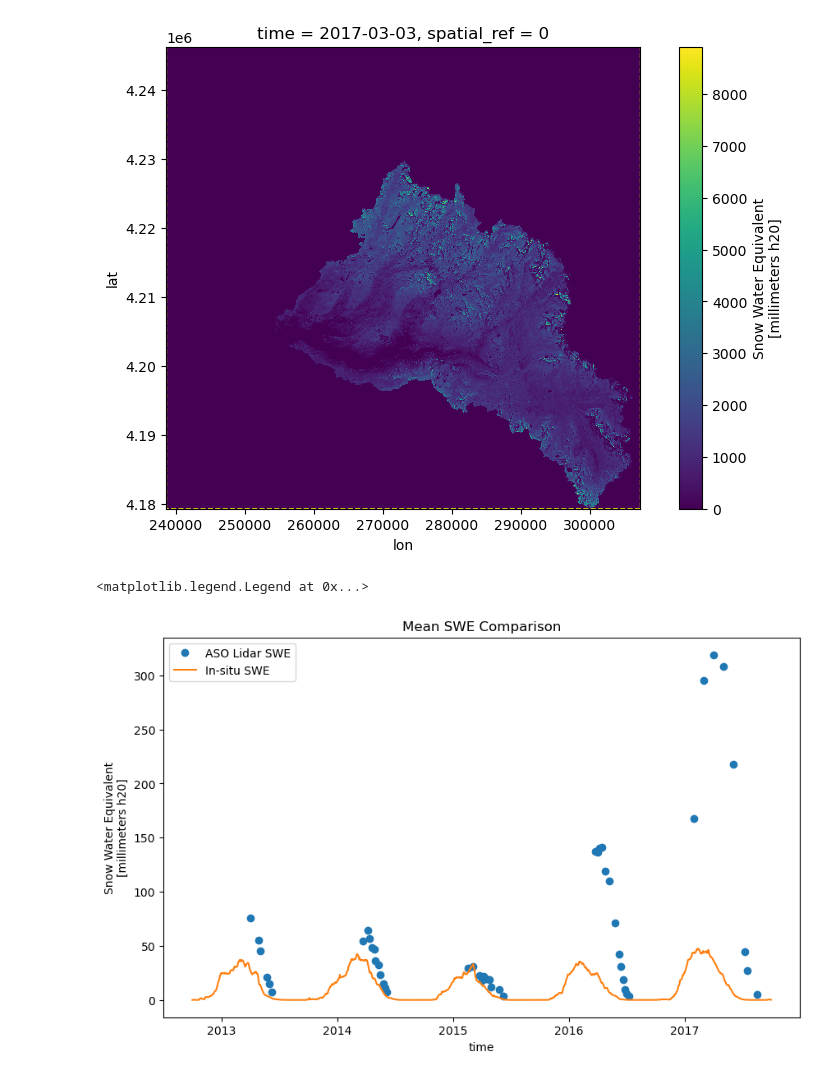
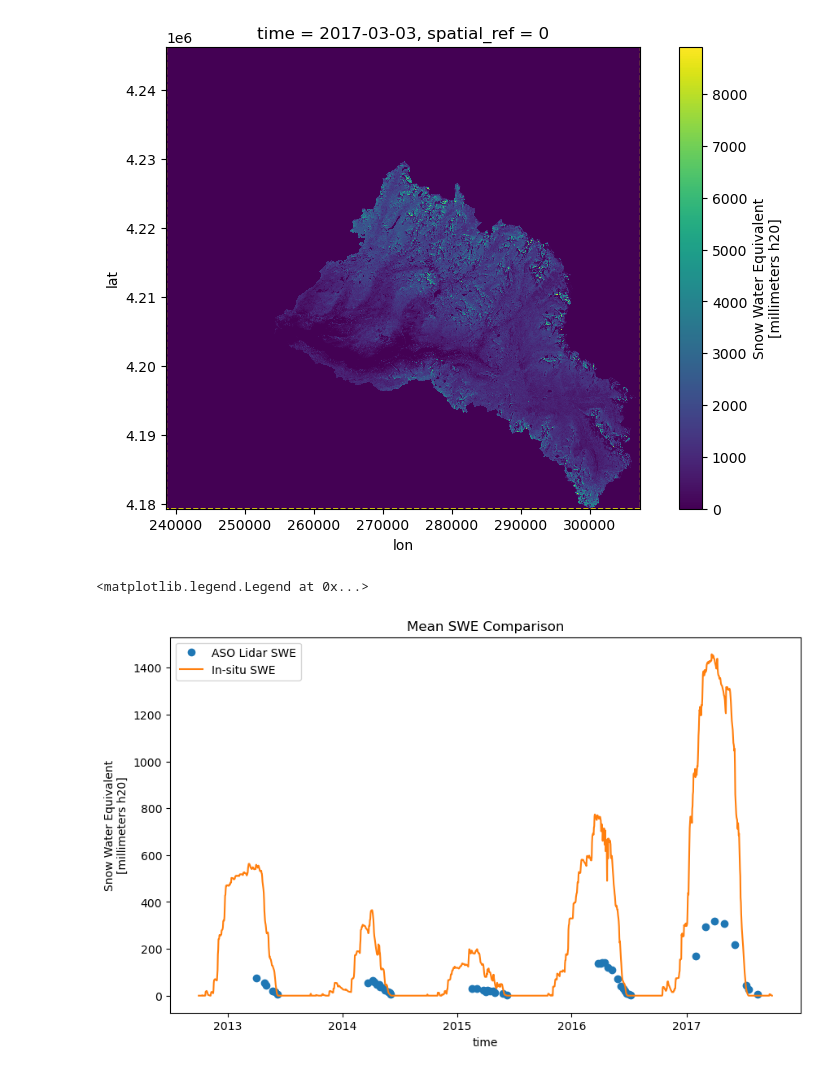
Before and after one commit to DSHydro/SnowComp, a Jupyter notebook: Getting Tuolumne Data.ipynb, the cells around one changed output. Saved outputs shown, nothing was run; the diff lists cells and outputs as text; code cells hidden in the pictures.

Commit message:
fix UA SWE plot

```diff
--- a/Getting Tuolumne Data.ipynb
+++ b/Getting Tuolumne Data.ipynb
@@ -103,18 +104,28 @@ tuolumne_boundary.plot(ax=ax, edgecolor='yellow', linestyle='--', facecolor='non
 ax.set_aspect(1)
 # %% [output]
 [figure]
+# %%
+# read shapefile
+UA_tuolumne_bounds = gpd.read_file("../Dataset/TuolumneBasin.geojson")
+UA_tuolumne_bounds = UA_tuolumne_bounds.set_crs("EPSG:5070", allow_override=True)
+UA_tuolumne_bounds = UA_tuolumne_bounds.to_crs("EPSG:4326")
+# %%
+poly = UA_tuolumne_bounds.geometry.to_list()
+ua_tuolumne_clipped = ds_ua.SWE.rio.set_spatial_dims(x_dim='lon', y_dim='lat', inplace=True)
+ua_tuolumne_clipped = ua_tuolumne_clipped.rio.write_crs("epsg:4326", inplace=True)
+ua_tuolumne_clipped = ua_tuolumne_clipped.rio.clip(poly, crs="epsg:4326")
 # %%
 fig, ax = plt.subplots(figsize=(10,6))
 
 ds_mean = ds.mean(dim= ('lat', 'lon'))
 ds_mean.plot(ax=ax, marker='o', linestyle='none', label='ASO Lidar SWE')
 
 # plot UA SWE data
-ds_ua_mean = ds_ua['SWE'].mean(dim=('lat', 'lon'))
-ds_ua_mean.plot(ax=ax, label='In-situ SWE')
+ua_tuolumne_clipped_mean = ua_tuolumne_clipped.mean(dim=('lat', 'lon'))
+ua_tuolumne_clipped_mean.plot(ax=ax, label='In-situ SWE')
 
 ax.set_title('Mean SWE Comparison')
 ax.legend()
 # %% [output]
 <matplotlib.legend.Legend at 0x...>
-[figure, old version]
+[figure, new version]
```
Also changed, not shown: parts of 1 cell of this notebook.
